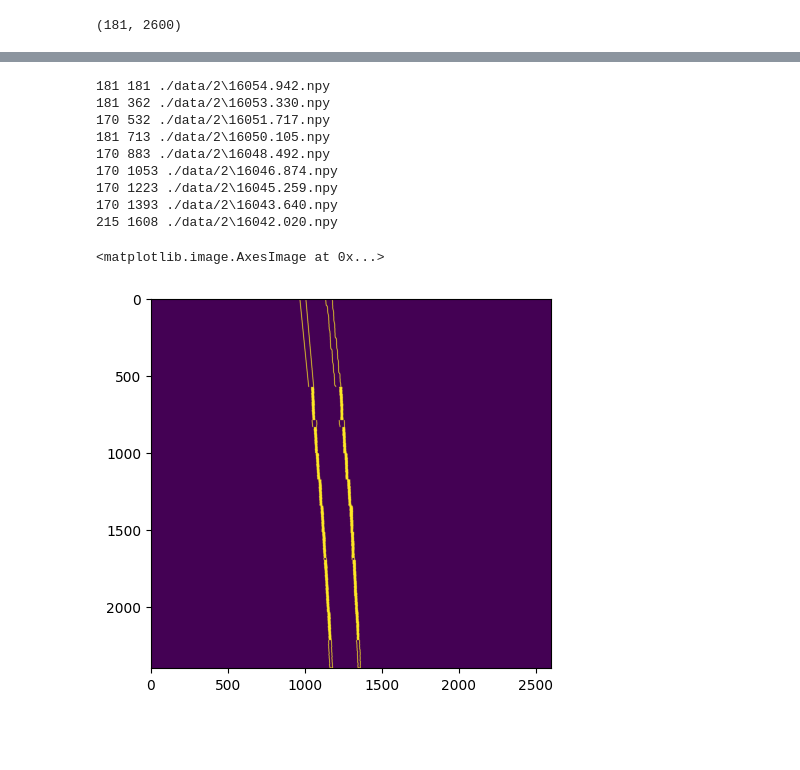
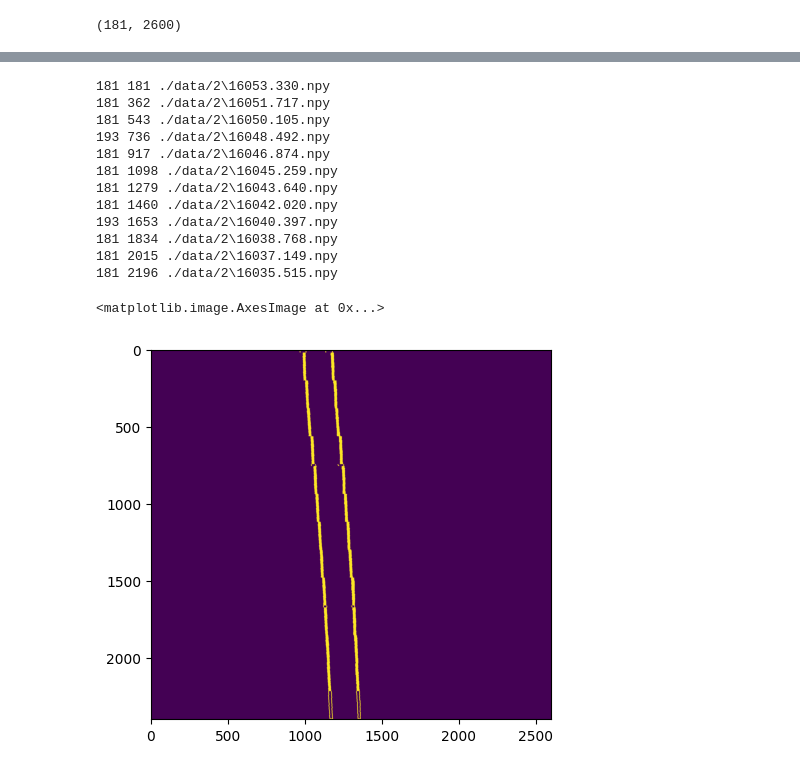
Before and after one commit to Andrudewt/perspective, a Jupyter notebook: main.ipynb, the cells around one changed output, grey strips where cells are left out. Drawn from its saved outputs; the diff is of its cells as text; code cells hidden in the pictures; blank space fills up the shorter version.

```diff
--- a/main.ipynb
+++ b/main.ipynb
@@ -293,10 +268,0 @@ plt.imshow(mask_test)
-# %%
-mask_res = mask_cont.copy()
-bord = 200
-t_p = round(x_centr[-181])
-
-mask_res[-181*2:-181, t_p:t_p+bord] = mask_nxt_p[:, m_p:m_p+bord]
-mask_res[-181*2:-181, t_p-bord:t_p] = mask_nxt_p[:, m_p-bord:m_p]
-
-plt.imshow(mask_res)
-plt.axhline(y_centr[-181])
@@ -306,39 +312,48 @@ plt.axhline(y_centr[-181])
 # %%
 # проба в цикл
 
 # для высот картинок
-a = 181
-diff = np.diff(t_ps)
-diff = np.hstack((a, diff))
+
+diff = np.diff(t_ps, prepend=0)
 
 mask_res = mask_cont.copy()
-bord = 200
+bord = 200  # область захвата
 
-for h, p, name in zip(diff, t_ps, msk_fs[25:15:-1]):
+fig, ax = plt.subplots()
+
+for h, p, name in zip(diff, t_ps, msk_fs[24:12:-1]):  # порядок другой - коор идут вверх, а поезд едет в обратном напр
     print(h, p, name)
     mask_nxt = load_warp(name)
     mask_nxt_p = mask_nxt[-h:, :]
-    x_min = np.where(mask_nxt[-2, :] == 1)[0][0]
-    x_max = np.where(mask_nxt[-2, :] == 1)[0][-1]
-
+    # точка между рельсами, по ней будет срез
+    x_min = np.where(mask_nxt[-4, :] == 1)[0][0]
+    x_max = np.where(mask_nxt[-4, :] == 1)[0][-1]
     m_p = x_min + ((x_max - x_min) // 2)
 
     t_p = round(x_centr[-p])
 
     mask_res[-p-h:-p, t_p:t_p+bord] = mask_nxt_p[:, m_p:m_p+bord]
     mask_res[-p-h:-p, t_p-bord:t_p] = mask_nxt_p[:, m_p-bord:m_p]
 
+    # plt.axhline(round(y_centr[-p]))
+    # plt.imshow(mask_nxt_p)
+    # plt.show()
 
 plt.imshow(mask_res)
+
+# TODO на стыках встречаются пробелы, хотя на исходниках всё норм. косяк.jpg
 # %% [output]
-181 181 ./data/2\16054.942.npy
-181 362 ./data/2\16053.330.npy
-170 532 ./data/2\16051.717.npy
-181 713 ./data/2\16050.105.npy
-170 883 ./data/2\16048.492.npy
-170 1053 ./data/2\16046.874.npy
-170 1223 ./data/2\16045.259.npy
-170 1393 ./data/2\16043.640.npy
-215 1608 ./data/2\16042.020.npy
+181 181 ./data/2\16053.330.npy
+181 362 ./data/2\16051.717.npy
+181 543 ./data/2\16050.105.npy
+193 736 ./data/2\16048.492.npy
+181 917 ./data/2\16046.874.npy
+181 1098 ./data/2\16045.259.npy
+181 1279 ./data/2\16043.640.npy
+181 1460 ./data/2\16042.020.npy
+193 1653 ./data/2\16040.397.npy
+181 1834 ./data/2\16038.768.npy
+181 2015 ./data/2\16037.149.npy
+181 2196 ./data/2\16035.515.npy
 <matplotlib.image.AxesImage at 0x...>
-[figure, old version]
+[figure, new version]
```
Also changed, not shown: parts of 12 cells of this notebook.
